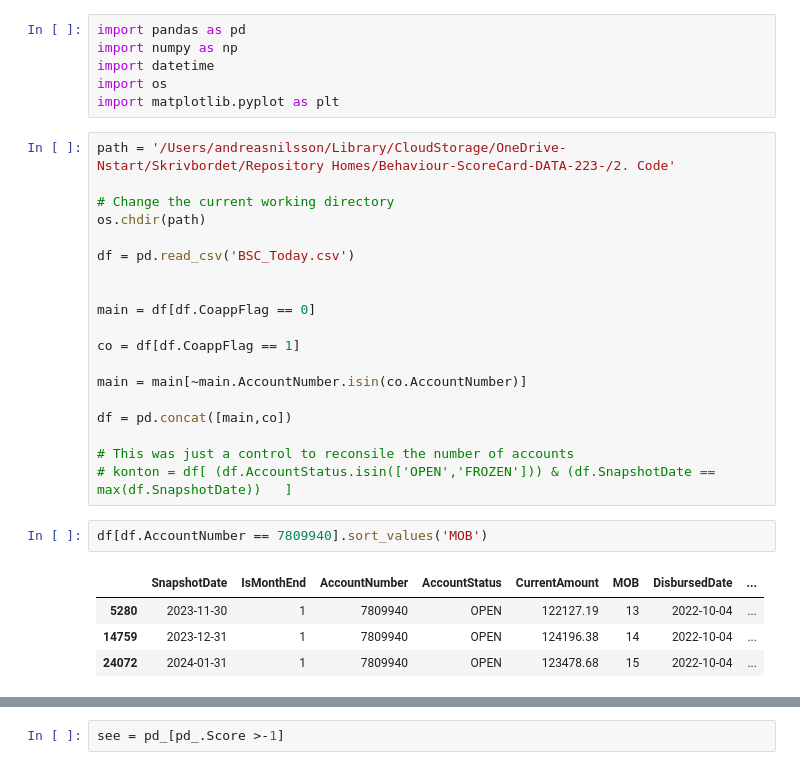
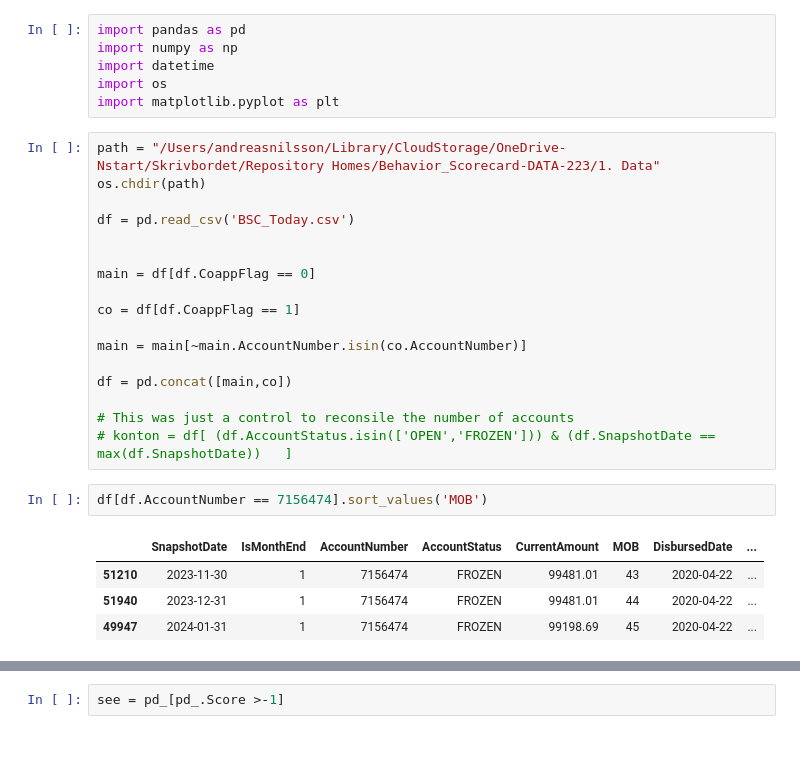
Before and after one commit to AndreasNilssonNstart/Behavior_Scorecard-DATA-223, a Jupyter notebook: 2. Code/5. SICR.ipynb, the cells around one changed output, grey strips where cells are left out. Drawn from its saved outputs; the diff is of its cells as text.

```diff
--- a/2. Code/5. SICR.ipynb
+++ b/2. Code/5. SICR.ipynb
@@ -29,9 +68,7 @@ import datetime
 import os
 import matplotlib.pyplot as plt
 # %%
-path = '/Users/andreasnilsson/Library/CloudStorage/OneDrive-Nstart/Skrivbordet/Repository Homes/Behaviour-ScoreCard-DATA-223-/2. Code'
-
-# Change the current working directory
+path = "/Users/andreasnilsson/Library/CloudStorage/OneDrive-Nstart/Skrivbordet/Repository Homes/Behavior_Scorecard-DATA-223/1. Data"
 os.chdir(path)
 
 df = pd.read_csv('BSC_Today.csv')
@@ -48,12 +85,12 @@ df = pd.concat([main,co])
 # This was just a control to reconsile the number of accounts
 # konton = df[ (df.AccountStatus.isin(['OPEN','FROZEN'])) & (df.SnapshotDate == max(df.SnapshotDate))   ]
 # %%
-df[df.AccountNumber == 7809940].sort_values('MOB')
+df[df.AccountNumber == 7156474].sort_values('MOB')
 # %% [output]
 |  | SnapshotDate | IsMonthEnd | AccountNumber | AccountStatus | CurrentAmount | MOB | DisbursedDate | ... |
-| 5280 | 2023-11-30 | 1 | 7809940 | OPEN | 122127.19 | 13 | 2022-10-04 | ... |
-| 14759 | 2023-12-31 | 1 | 7809940 | OPEN | 124196.38 | 14 | 2022-10-04 | ... |
-| 24072 | 2024-01-31 | 1 | 7809940 | OPEN | 123478.68 | 15 | 2022-10-04 | ... |
+| 51210 | 2023-11-30 | 1 | 7156474 | FROZEN | 99481.01 | 43 | 2020-04-22 | ... |
+| 51940 | 2023-12-31 | 1 | 7156474 | FROZEN | 99481.01 | 44 | 2020-04-22 | ... |
+| 49947 | 2024-01-31 | 1 | 7156474 | FROZEN | 99198.69 | 45 | 2020-04-22 | ... |
 # %%
 coefficients = np.array([-0.44414603,  0.18778622 , 0.3539554 ,  0.70178643])
 intercept = np.array([0])
```
Also changed, not shown: parts of 31 cells of this notebook, 8 other files.
